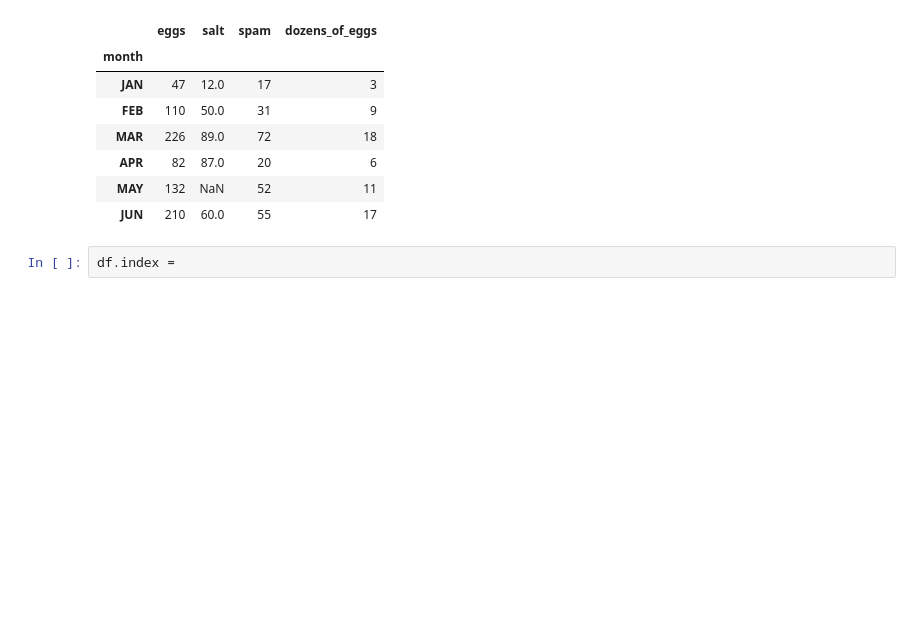
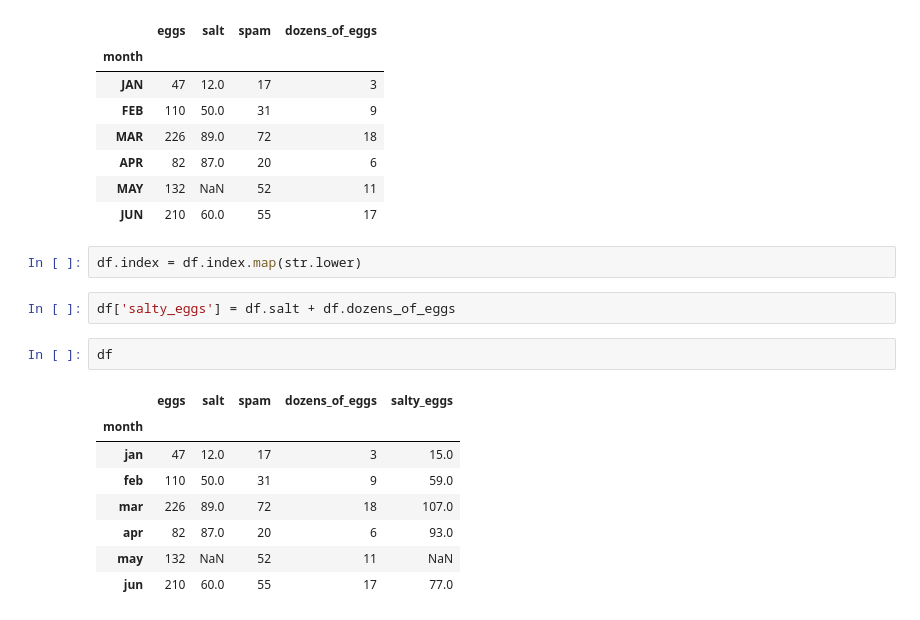
Before and after one commit to hanumkl/data-analysis-with-pandas, a Jupyter notebook: 3. Manipulating data with Pandas/1. Manipulating DataFrames with pandas.ipynb, the cells around one changed output. Drawn from its saved outputs; the diff is of its cells as text; blank space fills up the shorter version.

Commit message:
Index objects and labeled data

```diff
--- a/3. Manipulating data with Pandas/Manipulating DataFrames with pandas.ipynb
+++ b/3. Manipulating data with Pandas/1. Manipulating DataFrames with pandas.ipynb
@@ -486,5 +486,18 @@ df
 | APR | 82 | 87.0 | 20 | 6 |
 | MAY | 132 | NaN | 52 | 11 |
 | JUN | 210 | 60.0 | 55 | 17 |
+# %%
+df.index = df.index.map(str.lower)
+# %%
+df['salty_eggs'] = df.salt + df.dozens_of_eggs
 # %%
-df.index =
+df
+# %% [output]
+|  | eggs | salt | spam | dozens_of_eggs | salty_eggs |
+| month |  |  |  |  |  |
+| jan | 47 | 12.0 | 17 | 3 | 15.0 |
+| feb | 110 | 50.0 | 31 | 9 | 59.0 |
+| mar | 226 | 89.0 | 72 | 18 | 107.0 |
+| apr | 82 | 87.0 | 20 | 6 | 93.0 |
+| may | 132 | NaN | 52 | 11 | NaN |
+| jun | 210 | 60.0 | 55 | 17 | 77.0 |
```
